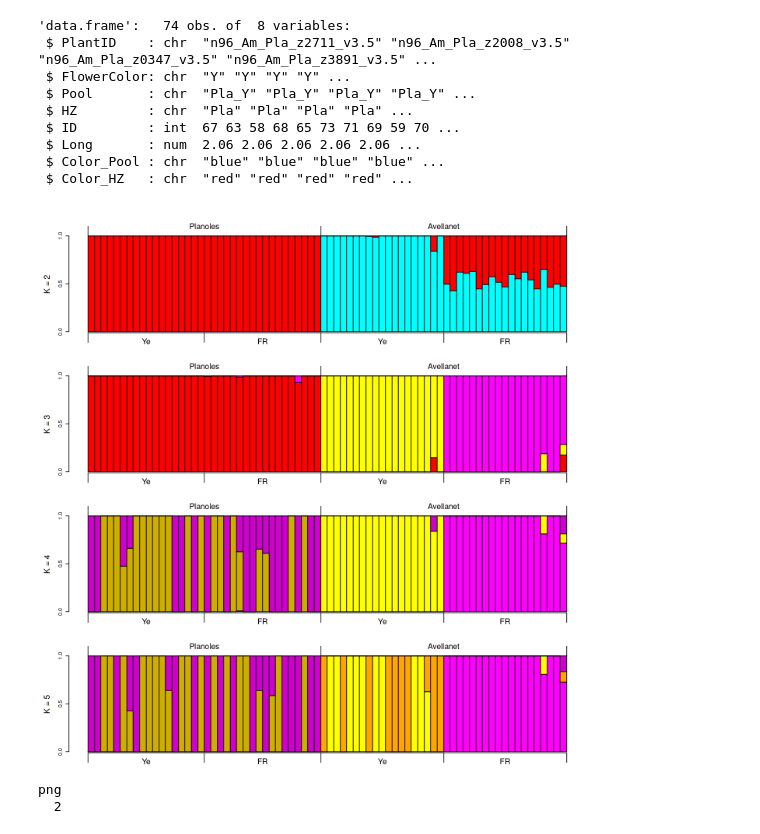
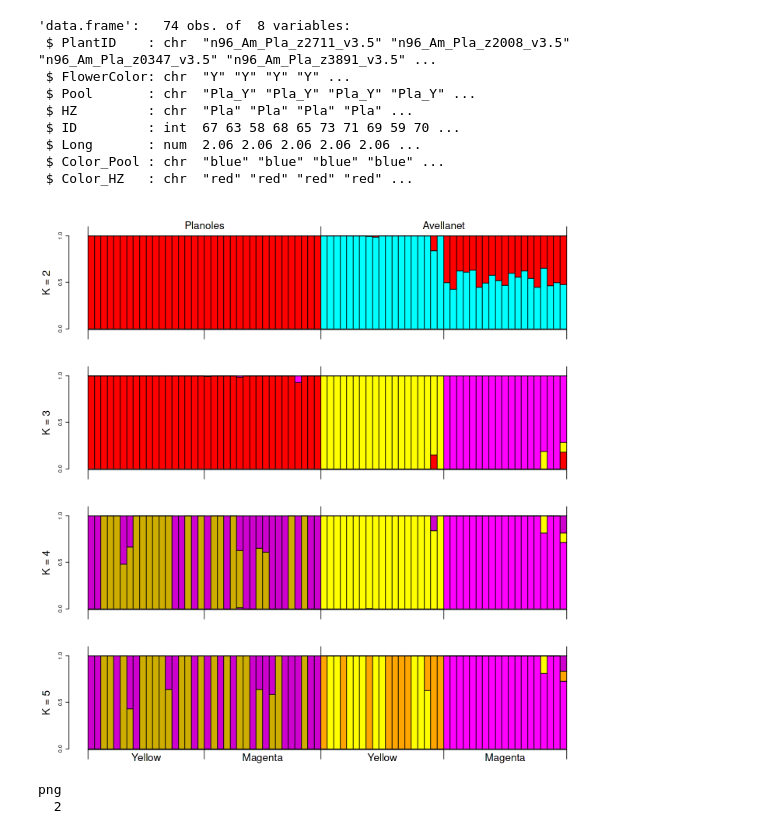
Before and after one commit to arka-pal/snapdragon-replicateHZ, a Jupyter notebook: Admixture/AdmixturePlots.R.ipynb, the cells around one changed output. Cells and saved outputs as stored; diff of their text form; code cells hidden in the pictures.

Commit message:
Admixture Plots updated

```diff
--- a/Admixture/AdmixturePlots.R.ipynb
+++ b/Admixture/AdmixturePlots.R.ipynb
@@ -64,33 +64,33 @@ str(samples)
 # %%
 options(repr.plot.width=12, repr.plot.height=12)
 
-par(mfrow=c(4,1), cex.lab=1.5, mar=c(2,5,5,2))
+par(mfrow=c(4,1), cex.lab=2, mar=c(2.5,5,5,2))
 
 barplot(t(admix2[samples$ID,]), space=0, yaxp=c(0,1,2), ylab='K = 2', col=c('cyan','red'), xaxt='n')
 axis(1, at=c(0,18,36,55,74), labels=FALSE, tck=-0.1)
-axis(1, at=c(9,27,45.5,64.5), tick=FALSE, labels=c('Ye','FR','Ye','FR'), cex.axis=1.5)
+axis(1, at=c(9,27,45.5,64.5), tick=FALSE, labels=c('','','',''), cex.axis=1.5)
 axis(3, at=c(0,36,74), labels=FALSE, tck=-0.1)
-axis(3, at=c(18,55), tick=FALSE, labels=c('Planoles','Avellanet'), cex.axis=1.5)
+axis(3, at=c(18,55), tick=FALSE, labels=c('Planoles','Avellanet'), cex.axis=2)
 
 barplot(t(admix3[samples$ID,]), space=0, yaxp=c(0,1,2), ylab='K = 3', col=c('red','yellow','magenta'), xaxt='n')
 axis(1, at=c(0,18,36,55,74), labels=FALSE, tck=-0.1)
-axis(1, at=c(9,27,45.5,64.5), tick=FALSE, labels=c('Ye','FR','Ye','FR'), cex.axis=1.5)
+axis(1, at=c(9,27,45.5,64.5), tick=FALSE, labels=c('','','',''), cex.axis=1.5)
 axis(3, at=c(0,36,74), labels=FALSE, tck=-0.1)
-axis(3, at=c(18,55), tick=FALSE, labels=c('Planoles','Avellanet'), cex.axis=1.5)
+axis(3, at=c(18,55), tick=FALSE, labels=c('',''), cex.axis=1.5)
 
 barplot(t(admix4[samples$ID,]), space=0, yaxp=c(0,1,2), ylab='K = 4', col=c('magenta','gold3','yellow','magenta3'), xaxt='n')
 axis(1, at=c(0,18,36,55,74), labels=FALSE, tck=-0.1)
-axis(1, at=c(9,27,45.5,64.5), tick=FALSE, labels=c('Ye','FR','Ye','FR'), cex.axis=1.5)
+axis(1, at=c(9,27,45.5,64.5), tick=FALSE, labels=c('','','',''), cex.axis=1.5)
 axis(3, at=c(0,36,74), labels=FALSE, tck=-0.1)
-axis(3, at=c(18,55), tick=FALSE, labels=c('Planoles','Avellanet'), cex.axis=1.5)
+axis(3, at=c(18,55), tick=FALSE, labels=c('',''), cex.axis=1.5)
 
 barplot(t(admix5[samples$ID,]), space=0, yaxp=c(0,1,2), ylab='K = 5', col=c('magenta','yellow','orange','gold3','magenta3'), xaxt='n')
 axis(1, at=c(0,18,36,55,74), labels=FALSE, tck=-0.1)
-axis(1, at=c(9,27,45.5,64.5), tick=FALSE, labels=c('Ye','FR','Ye','FR'), cex.axis=1.5)
+axis(1, at=c(9,27,45.5,64.5), tick=FALSE, labels=c('Yellow','Magenta','Yellow','Magenta'), cex.axis=2)
 axis(3, at=c(0,36,74), labels=FALSE, tck=-0.1)
-axis(3, at=c(18,55), tick=FALSE, labels=c('Planoles','Avellanet'), cex.axis=1.5)
+axis(3, at=c(18,55), tick=FALSE, labels=c('',''), cex.axis=1.5)
 # %% [output]
-[figure, old version]
+[figure, new version]
 # %%
 pdf(file = './AdmixturePlots_n74.pdf', height=12, width=12)
 
```
Also changed, not shown: parts of 1 cell of this notebook, 1 other file.
